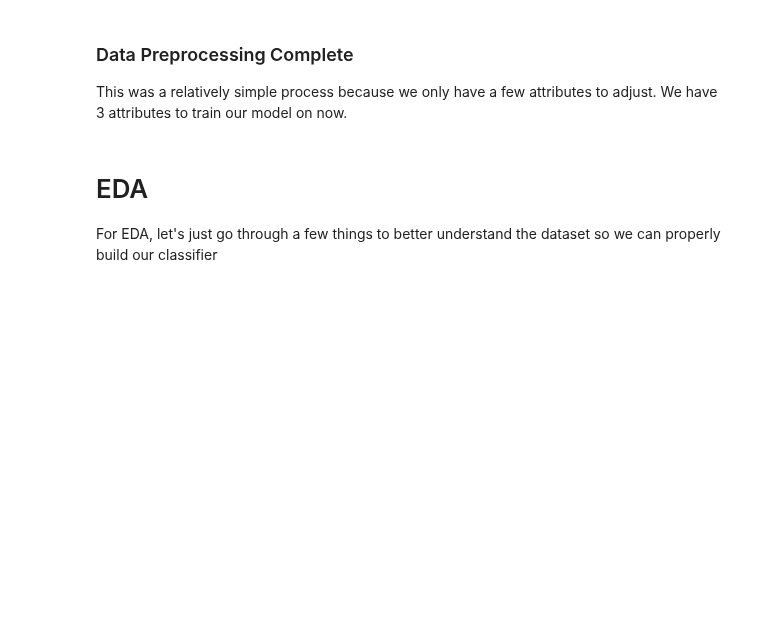
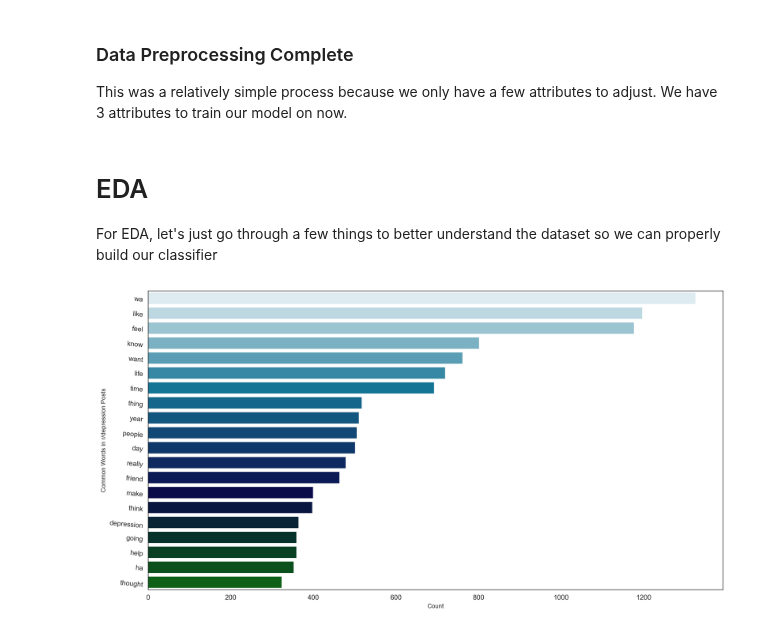
Before and after one commit to ayaanzhaque/SuiSense, a Jupyter notebook: notebooks/data_processing.ipynb, the cells around one changed output. Saved outputs shown, nothing was run; the diff lists cells and outputs as text; code cells hidden in the pictures; blank space fills up the shorter version.

```diff
--- a/notebooks/data_processing.ipynb
+++ b/notebooks/data_processing.ipynb
@@ -358,3 +358,39 @@ This was a relatively simple process because we only have a few attributes to ad
 # %% [markdown]
 # EDA
 For EDA, let's just go through a few things to better understand the dataset so we can properly build our classifier
+# %%
+# masking for visualization
+suicide_posts = combined_data[combined_data["is_suicide"] ==1]["selftext_clean"]
+suicide_titles = combined_data[combined_data["is_suicide"] ==1]["title_clean"]
+suicide_authors = combined_data[combined_data["is_suicide"] ==1]["author_clean"]
+
+depression_posts = combined_data[combined_data["is_suicide"] ==0]["selftext_clean"]
+depression_titles = combined_data[combined_data["is_suicide"] ==0]["title_clean"]
+depression_authors = combined_data[combined_data["is_suicide"] ==0]["author_clean"]
+# %%
+# function for visualization
+def plot_most_used_words(category_string, data_series, palette, image_mask):
+    #CHECKING OUT COMMON WORDS IN r/SuicideWatch USING CVEC
+    cvec = CountVectorizer(stop_words='english')
+    cvec.fit(data_series)
+    #CREATING A DATAFRAME OF EXTRACTED WORDS
+    created_df = pd.DataFrame(cvec.transform(data_series).todense(),
+                              columns=cvec.get_feature_names())
+    total_words = created_df.sum(axis=0)
+
+    #<<<BARPLOT>>>
+    #CREATING A FINAL DATAFRAME OF THE TOP 20 WORDS
+    top_20_words = total_words.sort_values(ascending = False).head(20)
+    top_20_words_df = pd.DataFrame(top_20_words, columns = ["count"])
+    #PLOTTING THE COUNT OF THE TOP 20 WORDS
+    sns.set_style("white")
+    plt.figure(figsize = (15, 8), dpi=300)
+    ax = sns.barplot(y= top_20_words_df.index, x="count", data=top_20_words_df, palette = palette)
+
+    plt.xlabel("Count", fontsize=9)
+    plt.ylabel('Common Words in {}'.format(category_string), fontsize=9)
+    plt.yticks(rotation=-5)
+# %%
+plot_most_used_words("r/depression Posts", depression_posts, palette="ocean_r", image_mask="../assets/depression_mask.png")
+# %% [output]
+[figure, added]
```
Also changed, not shown: parts of 12 cells of this notebook.
